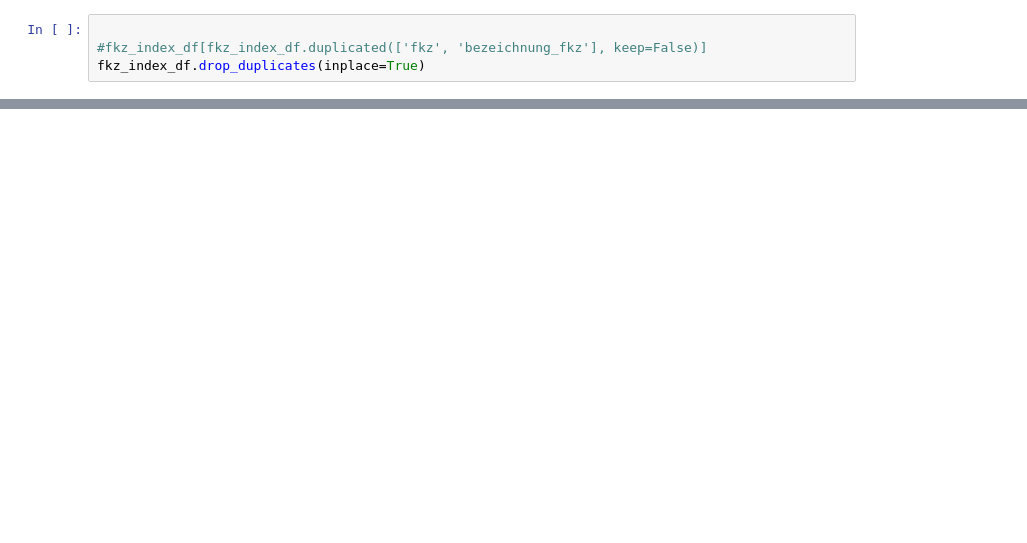
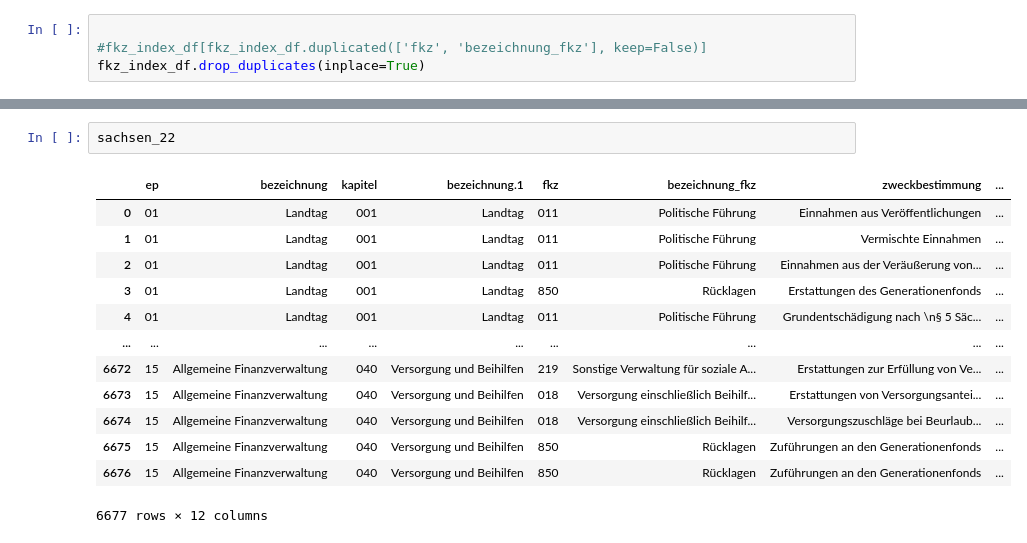
Before and after one commit to Toffeltonius/Haushaltsged-ns, a Jupyter notebook: upload_budget_sachs.ipynb, the cells around one changed output, grey strips where cells are left out. Saved outputs shown, nothing was run; the diff lists cells and outputs as text; blank space fills up the shorter version.

```diff
--- a/upload_budget_sachs.ipynb
+++ b/upload_budget_sachs.ipynb
@@ -112,0 +292,16 @@ fkz_index_df.info()
+# %%
+sachsen_22
+# %% [output]
+|  | ep | bezeichnung | kapitel | bezeichnung.1 | fkz | bezeichnung_fkz | zweckbestimmung | ... |
+| 0 | 01 | Landtag | 001 | Landtag | 011 | Politische Führung | Einnahmen aus Veröffentlichungen | ... |
+| 1 | 01 | Landtag | 001 | Landtag | 011 | Politische Führung | Vermischte Einnahmen | ... |
+| 2 | 01 | Landtag | 001 | Landtag | 011 | Politische Führung | Einnahmen aus der Veräußerung von... | ... |
+| 3 | 01 | Landtag | 001 | Landtag | 850 | Rücklagen | Erstattungen des Generationenfonds | ... |
+| 4 | 01 | Landtag | 001 | Landtag | 011 | Politische Führung | Grundentschädigung nach \n§ 5 Säc... | ... |
+| ... | ... | ... | ... | ... | ... | ... | ... | ... |
+| 6672 | 15 | Allgemeine Finanzverwaltung | 040 | Versorgung und Beihilfen | 219 | Sonstige Verwaltung für soziale A... | Erstattungen zur Erfüllung von Ve... | ... |
+| 6673 | 15 | Allgemeine Finanzverwaltung | 040 | Versorgung und Beihilfen | 018 | Versorgung einschließlich Beihilf... | Erstattungen von Versorgungsantei... | ... |
+| 6674 | 15 | Allgemeine Finanzverwaltung | 040 | Versorgung und Beihilfen | 018 | Versorgung einschließlich Beihilf... | Versorgungszuschläge bei Beurlaub... | ... |
+| 6675 | 15 | Allgemeine Finanzverwaltung | 040 | Versorgung und Beihilfen | 850 | Rücklagen | Zuführungen an den Generationenfonds | ... |
+| 6676 | 15 | Allgemeine Finanzverwaltung | 040 | Versorgung und Beihilfen | 850 | Rücklagen | Zuführungen an den Generationenfonds | ... |
+6677 rows × 12 columns
```
Also changed, not shown: parts of 28 cells of this notebook, 5 other files.
